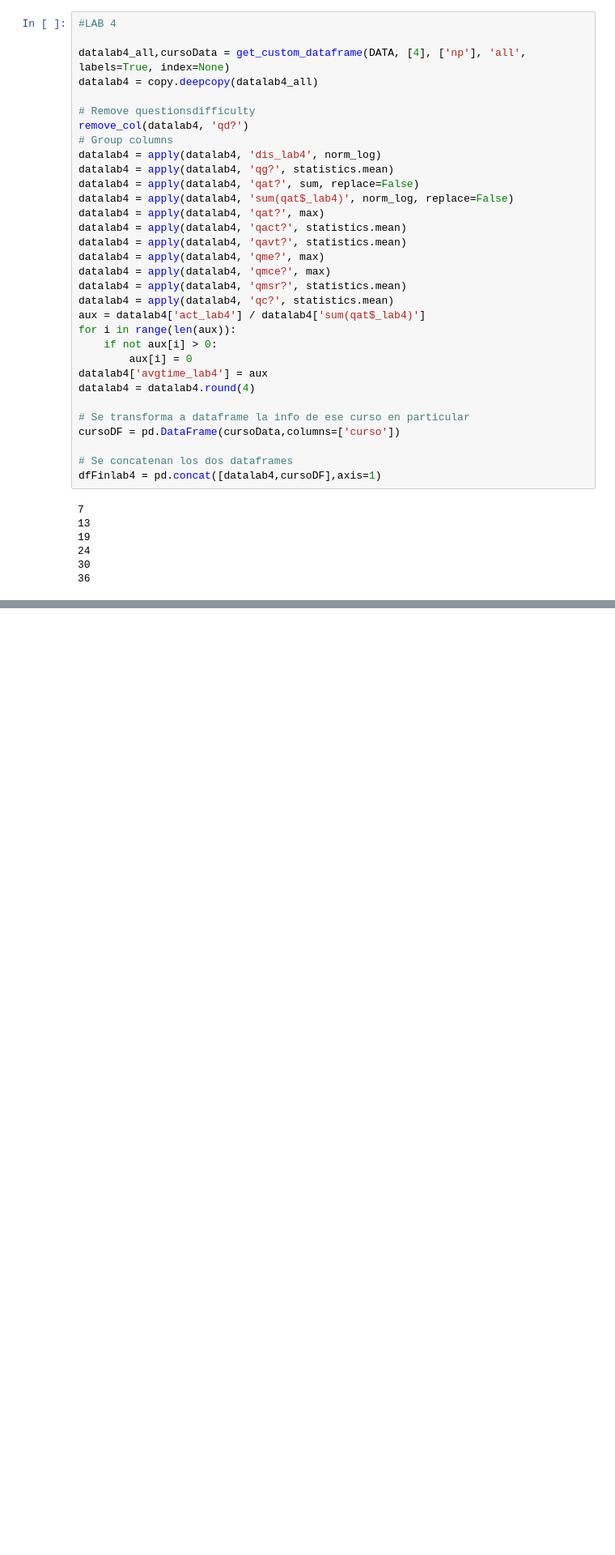
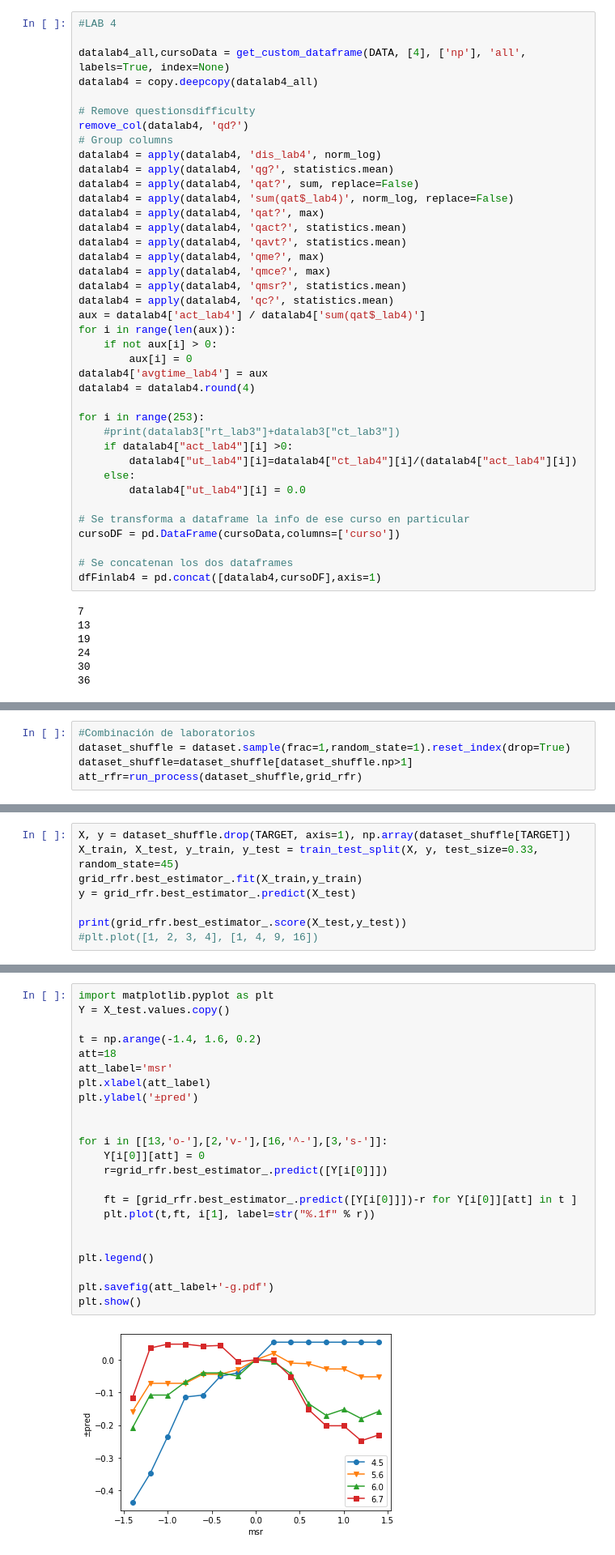
Before and after one commit to rilianx/Research, a Jupyter notebook: docs/Predicción actual/Datos de experimento/Por semestre/Experimento por semestre np.ipynb, the cells around one changed output, grey strips where cells are left out. Shown at 81% size. Drawn from its saved outputs; the diff is of its cells as text; blank space fills up the shorter version.

```diff
--- a/docs/Predicción actual/Datos de experimento/Por semestre/Experimento por semestre np.ipynb
+++ b/docs/Predicción actual/Datos de experimento/Por semestre/Experimento por semestre np.ipynb
@@ -586,6 +550,13 @@ for i in range(len(aux)):
 datalab4['avgtime_lab4'] = aux
 datalab4 = datalab4.round(4)
 
+for i in range(253):
+    #print(datalab3["rt_lab3"]+datalab3["ct_lab3"])
+    if datalab4["act_lab4"][i] >0:
+        datalab4["ut_lab4"][i]=datalab4["ct_lab4"][i]/(datalab4["act_lab4"][i])
+    else:
+        datalab4["ut_lab4"][i] = 0.0
+
 # Se transforma a dataframe la info de ese curso en particular
 cursoDF = pd.DataFrame(cursoData,columns=['curso'])
 
@@ -1036,0 +959,5 @@ grid_rfr = GridSearchCV(estimator=estimator,
+# %%
+#Combinación de laboratorios
+dataset_shuffle = dataset.sample(frac=1,random_state=1).reset_index(drop=True)
+dataset_shuffle=dataset_shuffle[dataset_shuffle.np>1]
+att_rfr=run_process(dataset_shuffle,grid_rfr)
@@ -1036,0 +1000,8 @@ grid_rfr = GridSearchCV(estimator=estimator,
+# %%
+X, y = dataset_shuffle.drop(TARGET, axis=1), np.array(dataset_shuffle[TARGET])
+X_train, X_test, y_train, y_test = train_test_split(X, y, test_size=0.33, random_state=45)
+grid_rfr.best_estimator_.fit(X_train,y_train)
+y = grid_rfr.best_estimator_.predict(X_test)
+
+print(grid_rfr.best_estimator_.score(X_test,y_test))
+#plt.plot([1, 2, 3, 4], [1, 4, 9, 16])
@@ -1036,0 +1023,25 @@ grid_rfr = GridSearchCV(estimator=estimator,
+# %%
+import matplotlib.pyplot as plt
+Y = X_test.values.copy()
+
+t = np.arange(-1.4, 1.6, 0.2)
+att=18
+att_label='msr'
+plt.xlabel(att_label)
+plt.ylabel('±pred')
+
+
+for i in [[13,'o-'],[2,'v-'],[16,'^-'],[3,'s-']]:
+    Y[i[0]][att] = 0
+    r=grid_rfr.best_estimator_.predict([Y[i[0]]])
+
+    ft = [grid_rfr.best_estimator_.predict([Y[i[0]]])-r for Y[i[0]][att] in t ]
+    plt.plot(t,ft, i[1], label=str("%.1f" % r))
+
+
+plt.legend()
+
+plt.savefig(att_label+'-g.pdf')
+plt.show()
+# %% [output]
+[figure, added]
```
Also changed, not shown: parts of 52 cells of this notebook, 48 other files.
